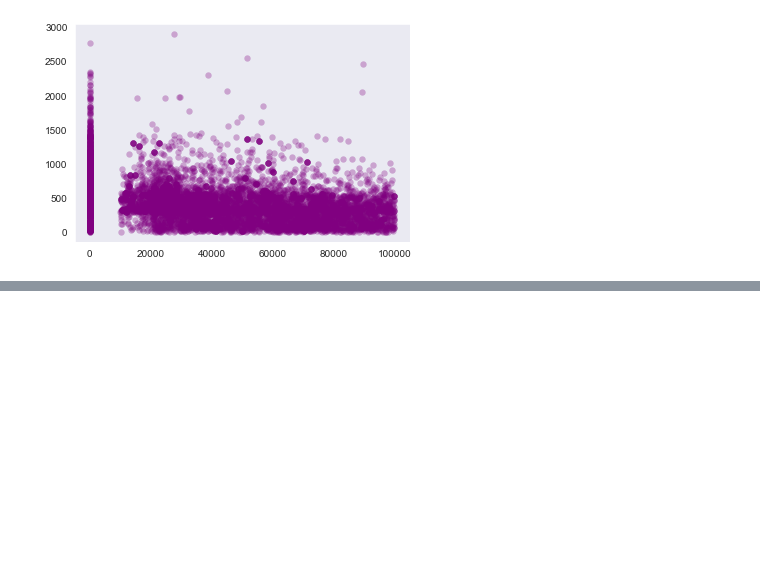
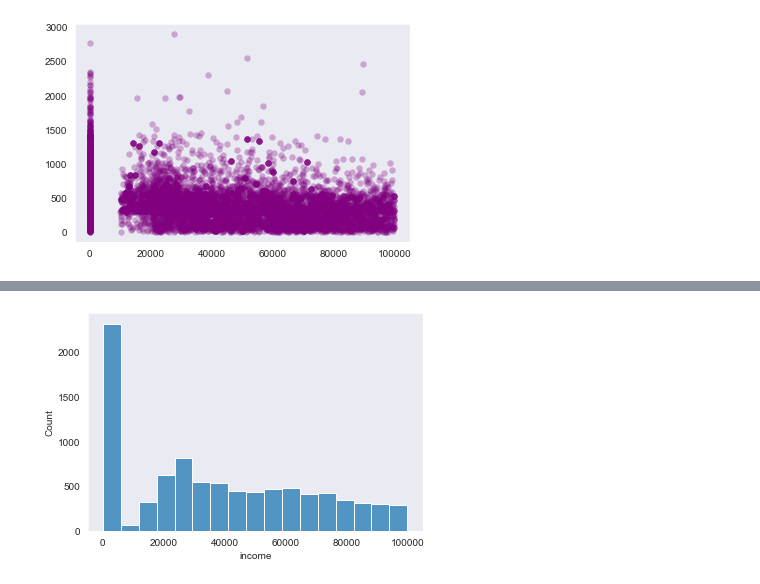
Before and after one commit to IsabelJabs/lab-customer-analysis-round-2, a Jupyter notebook: files_for_lab/csv_files/CustAnalysis2_3.ipynb, the cells around one changed output, grey strips where cells are left out. Cells and saved outputs as stored; diff of their text form; code cells hidden in the pictures; blank space fills up the shorter version.

```diff
--- a/files_for_lab/csv_files/CustAnalysis2_3.ipynb
+++ b/files_for_lab/csv_files/CustAnalysis2_3.ipynb
@@ -305,0 +380,5 @@ plt.show()
+# %%
+sns.histplot(x='income', data=data)
+plt.show()
+# %% [output]
+[figure, added]
```
Also changed, not shown: parts of 20 cells of this notebook.
